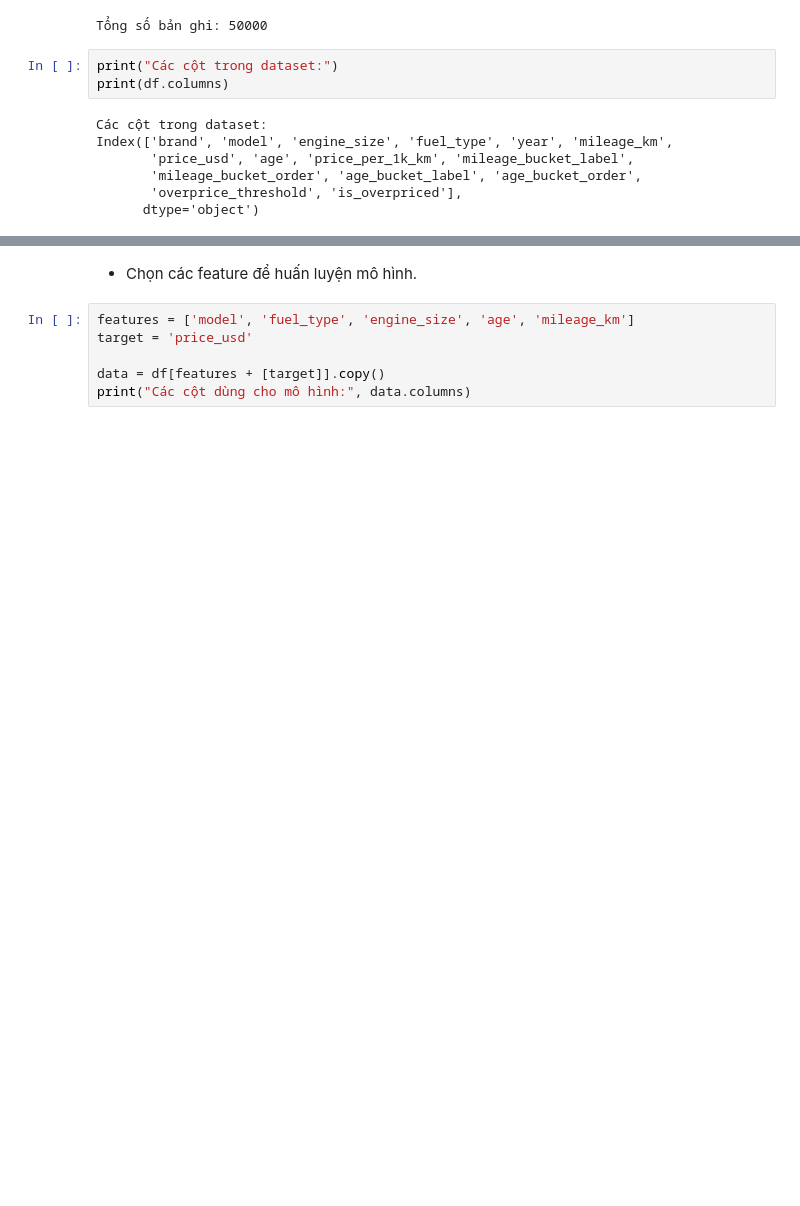
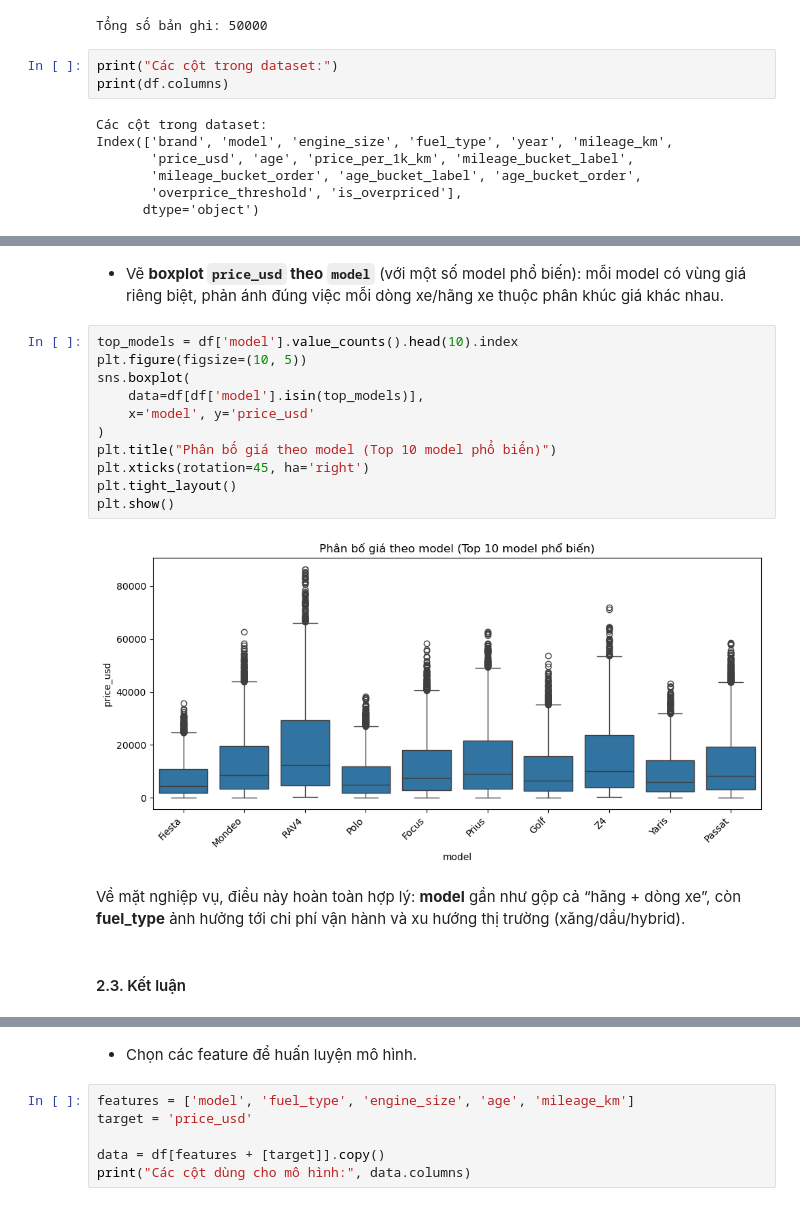
Before and after one commit to AdamNbz/IS217, a Jupyter notebook: source/Data Mining/data_mining.ipynb, the cells around one changed output, grey strips where cells are left out. Saved outputs shown, nothing was run; the diff lists cells and outputs as text; blank space fills up the shorter version.

```diff
--- a/source/Data Mining/data_mining.ipynb
+++ b/source/Data Mining/data_mining.ipynb
@@ -43,0 +149,19 @@ Index(['brand', 'model', 'engine_size', 'fuel_type', 'year', 'mileage_km',
+# %% [markdown]
+- Vẽ **boxplot `price_usd` theo `model`** (với một số model phổ biến): mỗi model có vùng giá riêng biệt, phản ánh đúng việc mỗi dòng xe/hãng xe thuộc phân khúc giá khác nhau.
+# %%
+top_models = df['model'].value_counts().head(10).index
+plt.figure(figsize=(10, 5))
+sns.boxplot(
+    data=df[df['model'].isin(top_models)],
+    x='model', y='price_usd'
+)
+plt.title("Phân bố giá theo model (Top 10 model phổ biến)")
+plt.xticks(rotation=45, ha='right')
+plt.tight_layout()
+plt.show()
+# %% [output]
+[figure, added]
+# %% [markdown]
+Về mặt nghiệp vụ, điều này hoàn toàn hợp lý: **model** gần như gộp cả “hãng + dòng xe”, còn **fuel_type** ảnh hưởng tới chi phí vận hành và xu hướng thị trường (xăng/dầu/hybrid).
+# %% [markdown]
+#### 2.3. Kết luận
```
Also changed, not shown: parts of 41 cells of this notebook.
